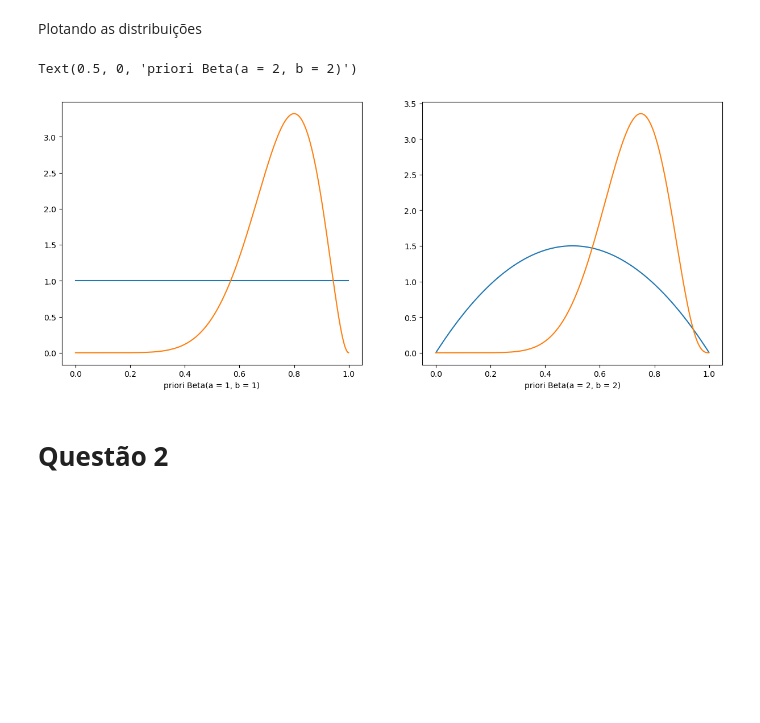
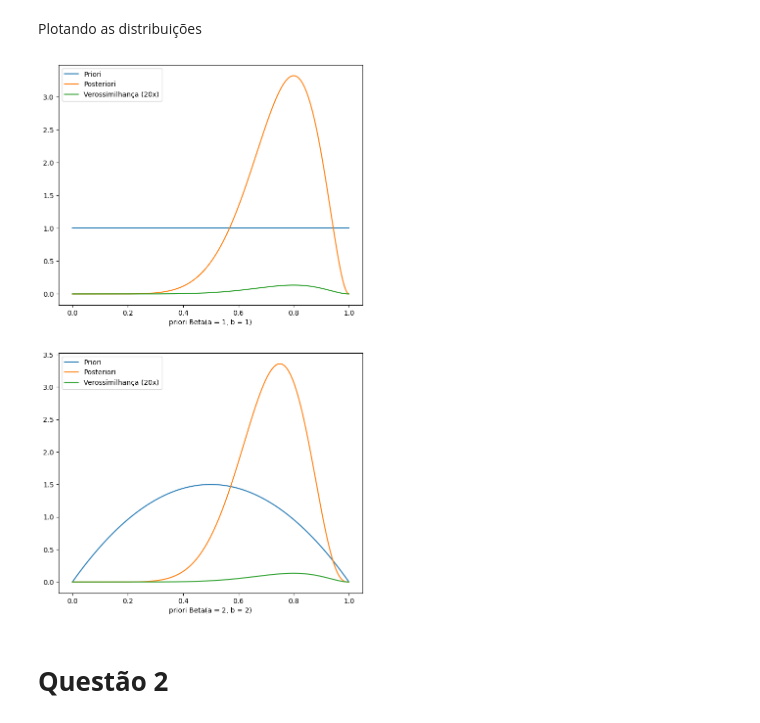
Before and after one commit to rabdiego/probabilistic_ml, a Jupyter notebook: src/trab1.ipynb, the cells around one changed output. Saved outputs shown, nothing was run; the diff lists cells and outputs as text; code cells hidden in the pictures; blank space fills up the shorter version.

Commit message:
Added likelihood plot

```diff
--- a/src/trab1.ipynb
+++ b/src/trab1.ipynb
@@ -26,21 +26,29 @@ beta.mean(10, 4)
 Plotando as distribuições
 # %%
 import matplotlib.pyplot as plt
+# %%
+def likelihood(x, n_1, n):
+    return np.power(x, n_1) * np.power((1 - x), (n - n_1))
 # %%
 rng = np.arange(0, 1, 1e-3)
 
-fig, axs = plt.subplots(1, 2, figsize=(15, 6))
+fig, axs = plt.subplots(2, 1, figsize=(8, 14))
 
 axs[0].plot(rng, beta.pdf(rng, 1, 1))
 axs[0].plot(rng, beta.pdf(rng, 9, 3))
+axs[0].plot(rng, 20*likelihood(rng, 8, 10))
+axs[0].legend(['Priori', 'Posteriori', 'Verossimilhança (20x)'])
 axs[0].set_xlabel('priori Beta(a = 1, b = 1)')
 
 axs[1].plot(rng, beta.pdf(rng, 2, 2))
 axs[1].plot(rng, beta.pdf(rng, 10, 4))
+axs[1].plot(rng, 20*likelihood(rng, 8, 10))
+axs[1].legend(['Priori', 'Posteriori', 'Verossimilhança (20x)'])
 axs[1].set_xlabel('priori Beta(a = 2, b = 2)')
+
+fig.savefig('./plots/trab1/plot.png')
 # %% [output]
-Text(0.5, 0, 'priori Beta(a = 2, b = 2)')
-[figure, old version]
+[figure, new version]
 # %% [markdown]
 # **Questão 2**
 # %% [markdown]
```
Also changed, not shown: 2 other files.
